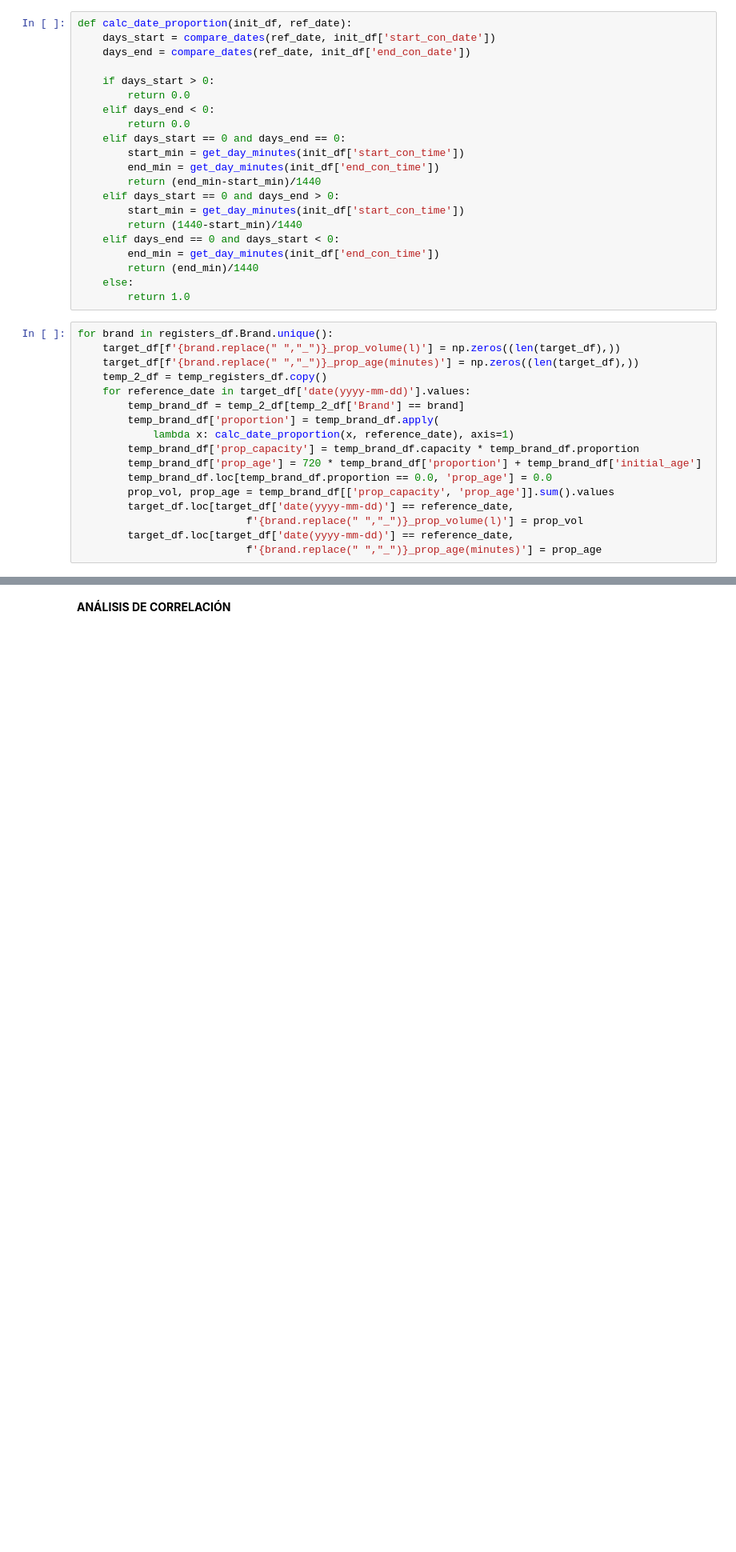
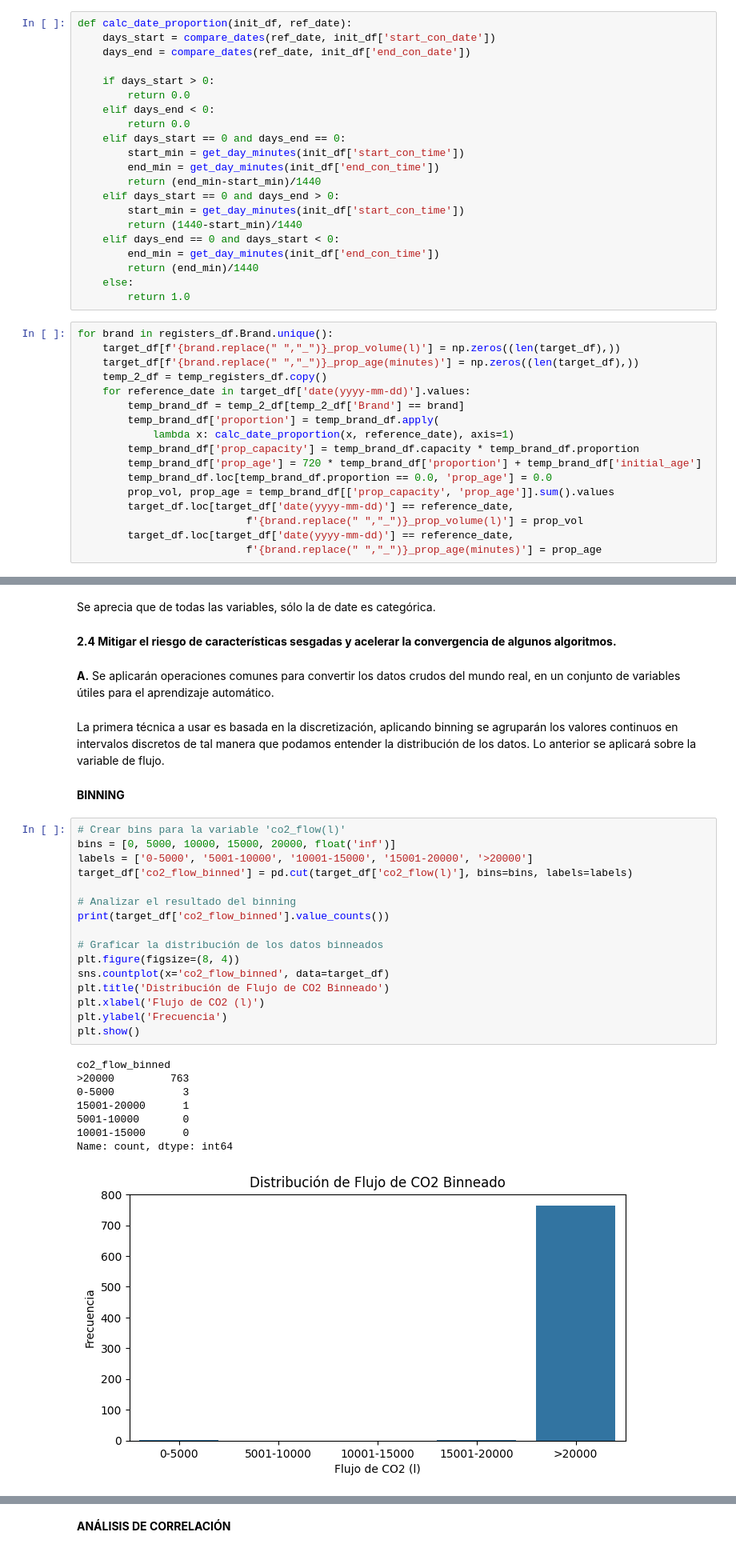
Before and after one commit to A01793469/CO2MassBalance_Equipo6, a Jupyter notebook: Avance2_Equipo6.ipynb, the cells around one changed output, grey strips where cells are left out. Shown at 80% size. Drawn from its saved outputs; the diff is of its cells as text; blank space fills up the shorter version.

```diff
--- a/Avance2_Equipo6.ipynb
+++ b/Avance2_Equipo6.ipynb
@@ -584,0 +611,35 @@ target_df.to_csv(out_csv_path)
+# %% [markdown]
+Se aprecia que de todas las variables, sólo la de date es categórica.
+# %% [markdown]
+**2.4 Mitigar el riesgo de características sesgadas y acelerar la convergencia de algunos algoritmos.**
+# %% [markdown]
+**A.** Se aplicarán operaciones comunes para convertir los datos crudos del mundo real, en un conjunto de variables útiles para el aprendizaje automático.
+# %% [markdown]
+La primera técnica a usar es basada en la discretización, aplicando binning se agruparán los valores continuos en intervalos discretos de tal manera que podamos entender la distribución de los datos. Lo anterior se aplicará sobre la variable de flujo.
+# %% [markdown]
+**BINNING**
+# %%
+# Crear bins para la variable 'co2_flow(l)'
+bins = [0, 5000, 10000, 15000, 20000, float('inf')]
+labels = ['0-5000', '5001-10000', '10001-15000', '15001-20000', '>20000']
+target_df['co2_flow_binned'] = pd.cut(target_df['co2_flow(l)'], bins=bins, labels=labels)
+
+# Analizar el resultado del binning
+print(target_df['co2_flow_binned'].value_counts())
+
+# Graficar la distribución de los datos binneados
+plt.figure(figsize=(8, 4))
+sns.countplot(x='co2_flow_binned', data=target_df)
+plt.title('Distribución de Flujo de CO2 Binneado')
+plt.xlabel('Flujo de CO2 (l)')
+plt.ylabel('Frecuencia')
+plt.show()
+# %% [output]
+co2_flow_binned
+>20000         763
+0-5000           3
+15001-20000      1
+5001-10000       0
+10001-15000      0
+Name: count, dtype: int64
+[figure, added]
```
Also changed, not shown: parts of 31 cells of this notebook.
